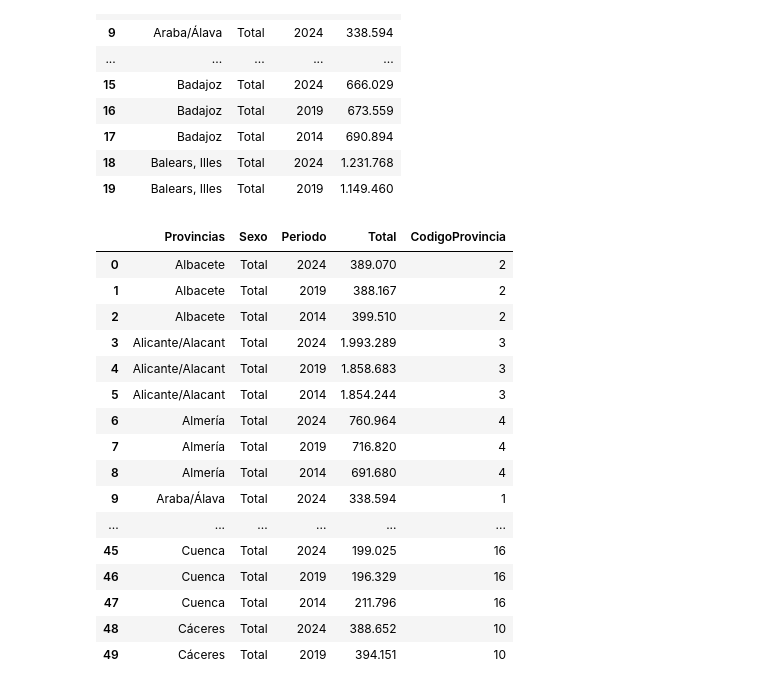
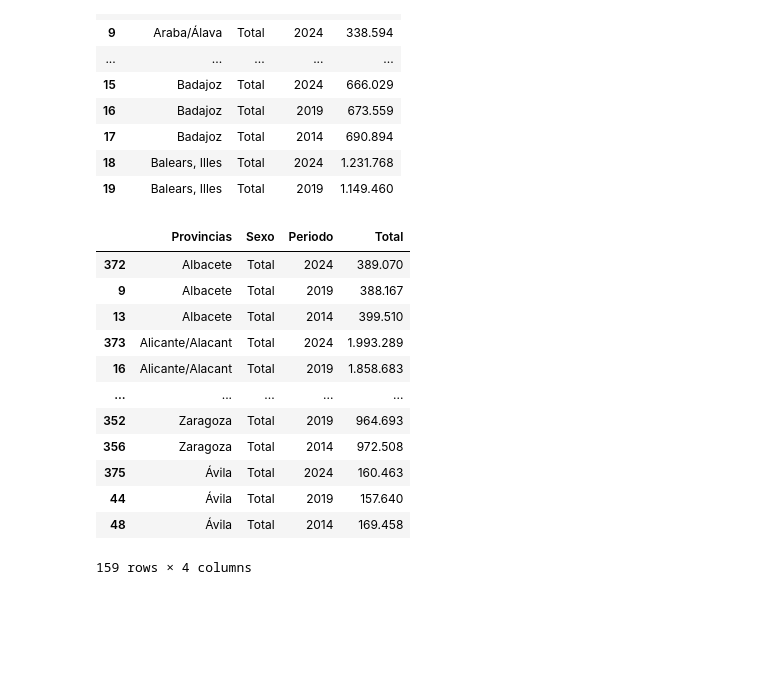
Before and after one commit to UnaiFam/PROYECTO-EUROPA, a Jupyter notebook: Datos_demograficos_provincia.ipynb, the cells around one changed output. Drawn from its saved outputs; the diff is of its cells as text; code cells hidden in the pictures; blank space fills up the shorter version.

```diff
--- a/Datos_demograficos_provincia.ipynb
+++ b/Datos_demograficos_provincia.ipynb
@@ -128,48 +128,47 @@ dict_provincia = {
     "Asturias": 33,
     "Palencia": 34,
     "Palmas, Las": 35,
     "Pontevedra": 36,
     "Salamanca": 37,
     "Santa Cruz de Tenerife": 38,
     "Cantabria": 39,
     "Segovia": 40,
     "Sevilla": 41,
     "Soria": 42,
     "Tarragona": 43,
     "Teruel": 44,
     "Toledo": 45,
     "Valencia/València": 46,
     "Valladolid": 47,
     "Bizkaia": 48,
     "Zamora": 49,
     "Zaragoza": 50,
     "Ceuta": 51,
     "Melilla": 52,
 }
 
 # Aplicar el diccionario al DataFrame
 df_ordenado["CodigoProvincia"] = df_ordenado["Provincias"].map(dict_provincia)
 df_ordenado["CodigoProvincia"] = df_ordenado["CodigoProvincia"].fillna(0).astype(int)
 
+df_ordenado = df_filtered.sort_values(by=['Provincias', 'Periodo'], ascending=[True, False])
+
+
 df_ordenado.to_csv("datos_demograficos_codigo.csv", index=False)
 
 # Verificamos
-df_ordenado.head(50)
+df_ordenado.head(300)
 # %% [output]
-|  | Provincias | Sexo | Periodo | Total | CodigoProvincia |
-| 0 | Albacete | Total | 2024 | 389.070 | 2 |
-| 1 | Albacete | Total | 2019 | 388.167 | 2 |
-| 2 | Albacete | Total | 2014 | 399.510 | 2 |
-| 3 | Alicante/Alacant | Total | 2024 | 1.993.289 | 3 |
-| 4 | Alicante/Alacant | Total | 2019 | 1.858.683 | 3 |
-| 5 | Alicante/Alacant | Total | 2014 | 1.854.244 | 3 |
-| 6 | Almería | Total | 2024 | 760.964 | 4 |
-| 7 | Almería | Total | 2019 | 716.820 | 4 |
-| 8 | Almería | Total | 2014 | 691.680 | 4 |
-| 9 | Araba/Álava | Total | 2024 | 338.594 | 1 |
-| ... | ... | ... | ... | ... | ... |
-| 45 | Cuenca | Total | 2024 | 199.025 | 16 |
-| 46 | Cuenca | Total | 2019 | 196.329 | 16 |
-| 47 | Cuenca | Total | 2014 | 211.796 | 16 |
-| 48 | Cáceres | Total | 2024 | 388.652 | 10 |
-| 49 | Cáceres | Total | 2019 | 394.151 | 10 |
+|  | Provincias | Sexo | Periodo | Total |
+| 372 | Albacete | Total | 2024 | 389.070 |
+| 9 | Albacete | Total | 2019 | 388.167 |
+| 13 | Albacete | Total | 2014 | 399.510 |
+| 373 | Alicante/Alacant | Total | 2024 | 1.993.289 |
+| 16 | Alicante/Alacant | Total | 2019 | 1.858.683 |
+| ... | ... | ... | ... | ... |
+| 352 | Zaragoza | Total | 2019 | 964.693 |
+| 356 | Zaragoza | Total | 2014 | 972.508 |
+| 375 | Ávila | Total | 2024 | 160.463 |
+| 44 | Ávila | Total | 2019 | 157.640 |
+| 48 | Ávila | Total | 2014 | 169.458 |
+159 rows × 4 columns
```
Also changed, not shown: 6 other files.
